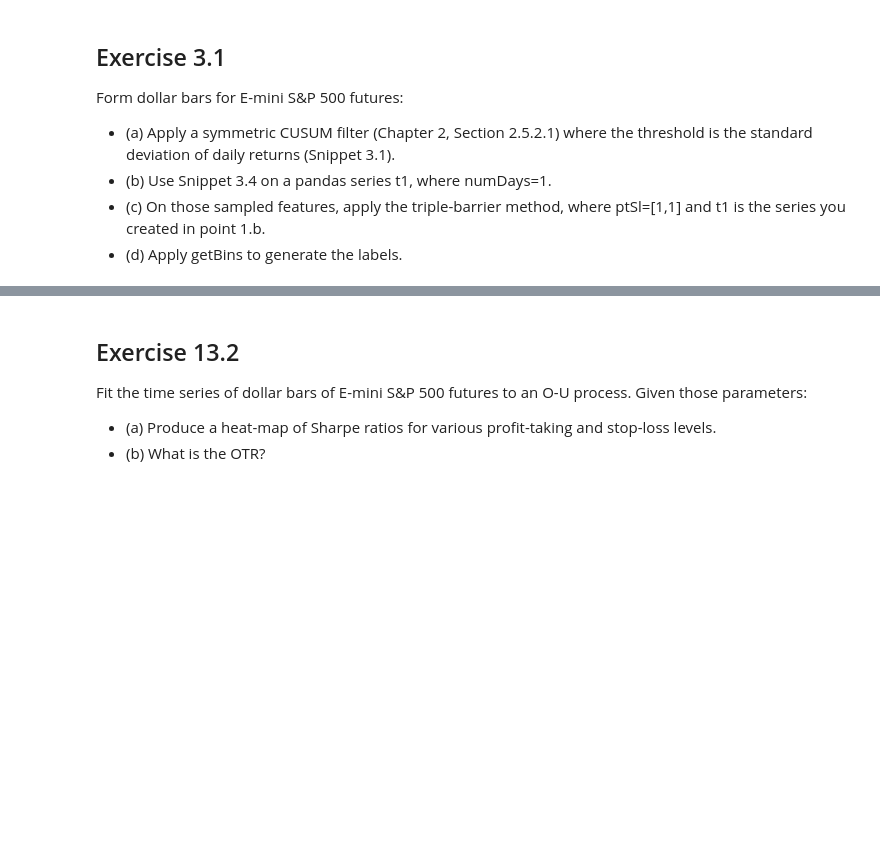
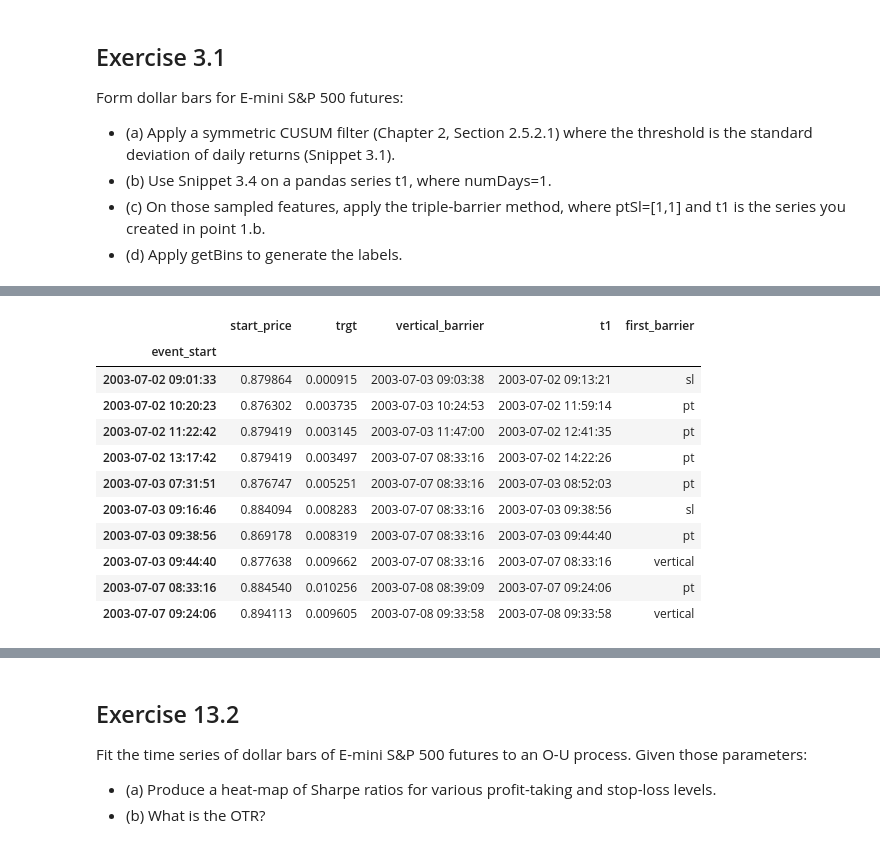
Before and after one commit to mmy32/ORIE-5256-Lopez-de-Prado-Financial-Machine-Learning-, a Jupyter notebook: notebooks/team_exercises.ipynb, the cells around one changed output, grey strips where cells are left out. Saved outputs shown, nothing was run; the diff lists cells and outputs as text; code cells hidden in the pictures; blank space fills up the shorter version.

```diff
--- a/notebooks/team_exercises.ipynb
+++ b/notebooks/team_exercises.ipynb
@@ -660,0 +916,84 @@ Take a pair of matrices (X, y), representing observed features and labels. These
+# %%
+# Exercise 3.1(c): find the first barrier crossed for each event.
+
+ptSl = [1.0, 1.0]
+
+
+def apply_triple_barriers(close, t1, target, ptSl):
+    records = []
+
+    for start, vertical in t1.items():
+        volatility = target.loc[start]
+
+        if not np.isfinite(volatility) or volatility <= 0:
+            continue
+
+        start_price = close.loc[start]
+        path_returns = close.loc[start:vertical] / start_price - 1
+
+        # Strict crossings follow the book's implementation.
+        upper_hits = path_returns[
+            path_returns > ptSl[0] * volatility
+        ]
+        lower_hits = path_returns[
+            path_returns < -ptSl[1] * volatility
+        ]
+
+        pt_time = upper_hits.index[0] if not upper_hits.empty else pd.NaT
+        sl_time = lower_hits.index[0] if not lower_hits.empty else pd.NaT
+
+        end = vertical
+        first_barrier = "vertical"
+
+        # If a price crossing occurs at the deadline, report the price barrier.
+        if pd.notna(pt_time) and pt_time <= end:
+            end = pt_time
+            first_barrier = "pt"
+
+        if pd.notna(sl_time) and sl_time <= end:
+            end = sl_time
+            first_barrier = "sl"
+
+        records.append({
+            "event_start": start,
+            "t1": end,
+            "vertical_barrier": vertical,
+            "trgt": volatility,
+            "pt_time": pt_time,
+            "sl_time": sl_time,
+            "first_barrier": first_barrier,
+            "start_price": start_price,
+            "end_price": close.loc[end],
+        })
+
+    columns = [
+        "event_start", "t1", "vertical_barrier", "trgt",
+        "pt_time", "sl_time", "first_barrier",
+        "start_price", "end_price",
+    ]
+
+    return pd.DataFrame(records, columns=columns).set_index("event_start")
+
+
+# Reuse the lagged daily volatility chosen in part (a).
+# Events missing a complete future time barrier were excluded in part (b).
+events = apply_triple_barriers(
+    close=close,
+    t1=t1,
+    target=cusum_threshold,
+    ptSl=ptSl,
+)
+
+assert (events["t1"] >= events.index).all()
+assert (events["t1"] <= events["vertical_barrier"]).all()
+
+print(f"Events processed: {len(events):,}")
+print(f"Events excluded for invalid volatility: {len(t1) - len(events):,}")
+
+display(events["first_barrier"].value_counts())
+display(
+    events[
+        ["start_price", "trgt", "vertical_barrier", "t1", "first_barrier"]
+    ].head(10)
+)
+# %% [output]
@@ -660,0 +1007,12 @@ Take a pair of matrices (X, y), representing observed features and labels. These
+|  | start_price | trgt | vertical_barrier | t1 | first_barrier |
+| event_start |  |  |  |  |  |
+| 2003-07-02 09:01:33 | 0.879864 | 0.000915 | 2003-07-03 09:03:38 | 2003-07-02 09:13:21 | sl |
+| 2003-07-02 10:20:23 | 0.876302 | 0.003735 | 2003-07-03 10:24:53 | 2003-07-02 11:59:14 | pt |
+| 2003-07-02 11:22:42 | 0.879419 | 0.003145 | 2003-07-03 11:47:00 | 2003-07-02 12:41:35 | pt |
+| 2003-07-02 13:17:42 | 0.879419 | 0.003497 | 2003-07-07 08:33:16 | 2003-07-02 14:22:26 | pt |
+| 2003-07-03 07:31:51 | 0.876747 | 0.005251 | 2003-07-07 08:33:16 | 2003-07-03 08:52:03 | pt |
+| 2003-07-03 09:16:46 | 0.884094 | 0.008283 | 2003-07-07 08:33:16 | 2003-07-03 09:38:56 | sl |
+| 2003-07-03 09:38:56 | 0.869178 | 0.008319 | 2003-07-07 08:33:16 | 2003-07-03 09:44:40 | pt |
+| 2003-07-03 09:44:40 | 0.877638 | 0.009662 | 2003-07-07 08:33:16 | 2003-07-07 08:33:16 | vertical |
+| 2003-07-07 08:33:16 | 0.884540 | 0.010256 | 2003-07-08 08:39:09 | 2003-07-07 09:24:06 | pt |
+| 2003-07-07 09:24:06 | 0.894113 | 0.009605 | 2003-07-08 09:33:58 | 2003-07-08 09:33:58 | vertical |
```
Also changed, not shown: parts of 27 cells of this notebook.
